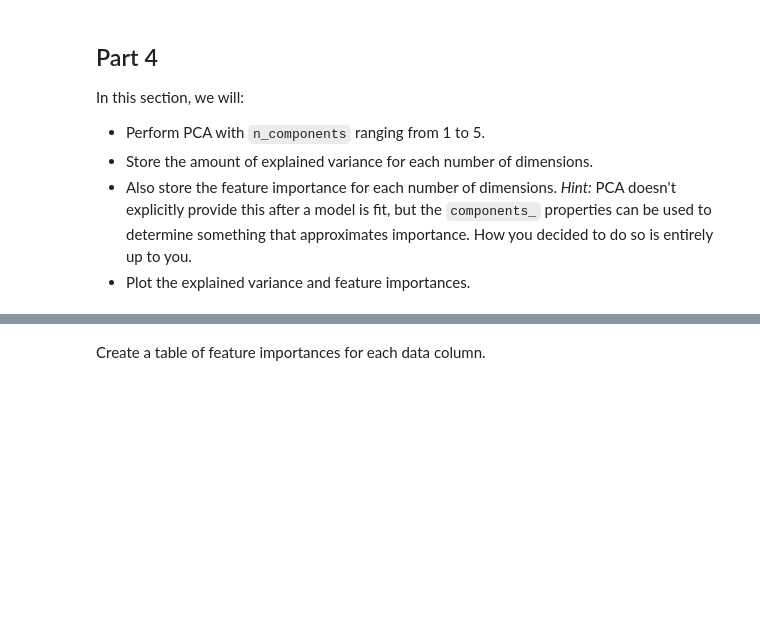
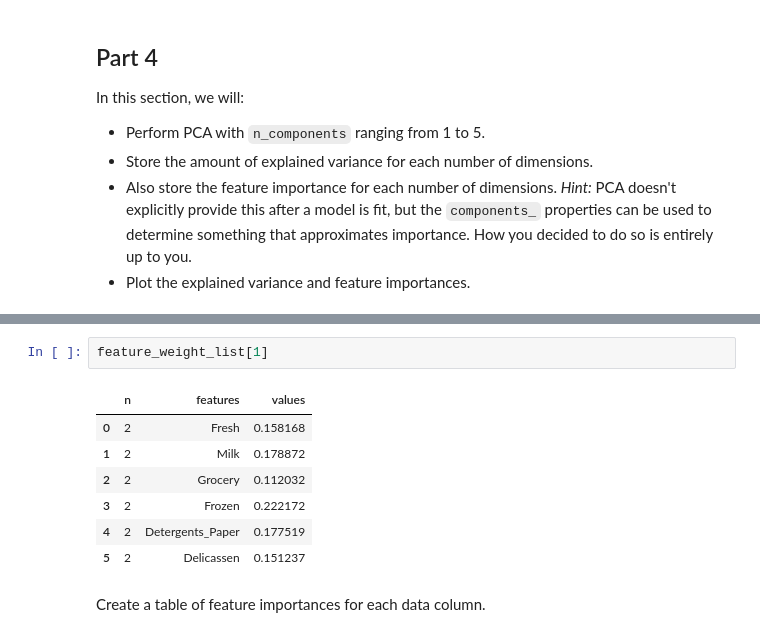
Before and after one commit to HyosikMoon/Coursera, a Jupyter notebook: Machine_Learning/Course4_Unsupervised_Machine_Learning/Dimensionality_Reduction/PCA/04d_DEMO_Dimensionality_Reduction.ipynb, the cells around one changed output, grey strips where cells are left out. Cells and saved outputs as stored; diff of their text form; blank space fills up the shorter version.

```diff
--- a/Machine_Learning/Course4_Unsupervised_Machine_Learning/Dimensionality_Reduction/PCA/04d_DEMO_Dimensionality_Reduction.ipynb
+++ b/Machine_Learning/Course4_Unsupervised_Machine_Learning/Dimensionality_Reduction/PCA/04d_DEMO_Dimensionality_Reduction.ipynb
@@ -235,3 +243,13 @@ pca_df
+# %%
+feature_weight_list[1]
+# %% [output]
+|  | n | features | values |
+| 0 | 2 | Fresh | 0.158168 |
+| 1 | 2 | Milk | 0.178872 |
+| 2 | 2 | Grocery | 0.112032 |
+| 3 | 2 | Frozen | 0.222172 |
+| 4 | 2 | Detergents_Paper | 0.177519 |
+| 5 | 2 | Delicassen | 0.151237 |
 # %% [markdown]
 Create a table of feature importances for each data column.
 # %%
```
Also changed, not shown: parts of 6 cells of this notebook.
